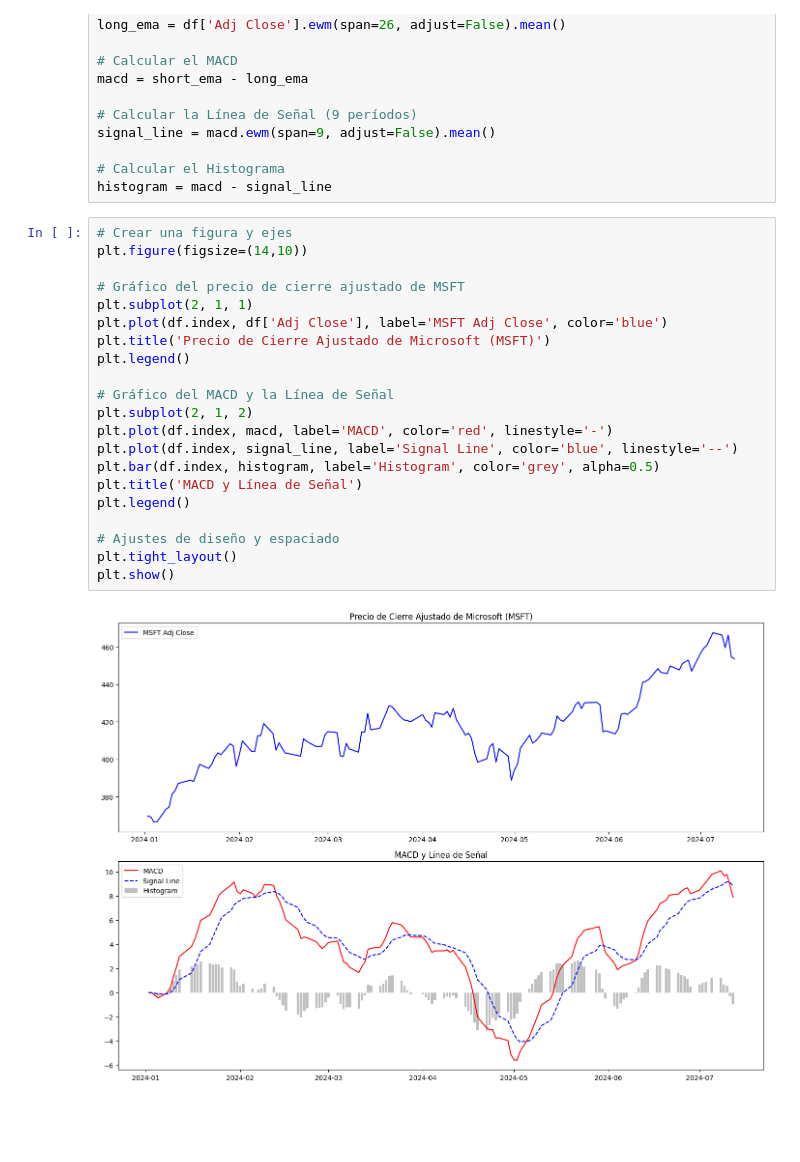
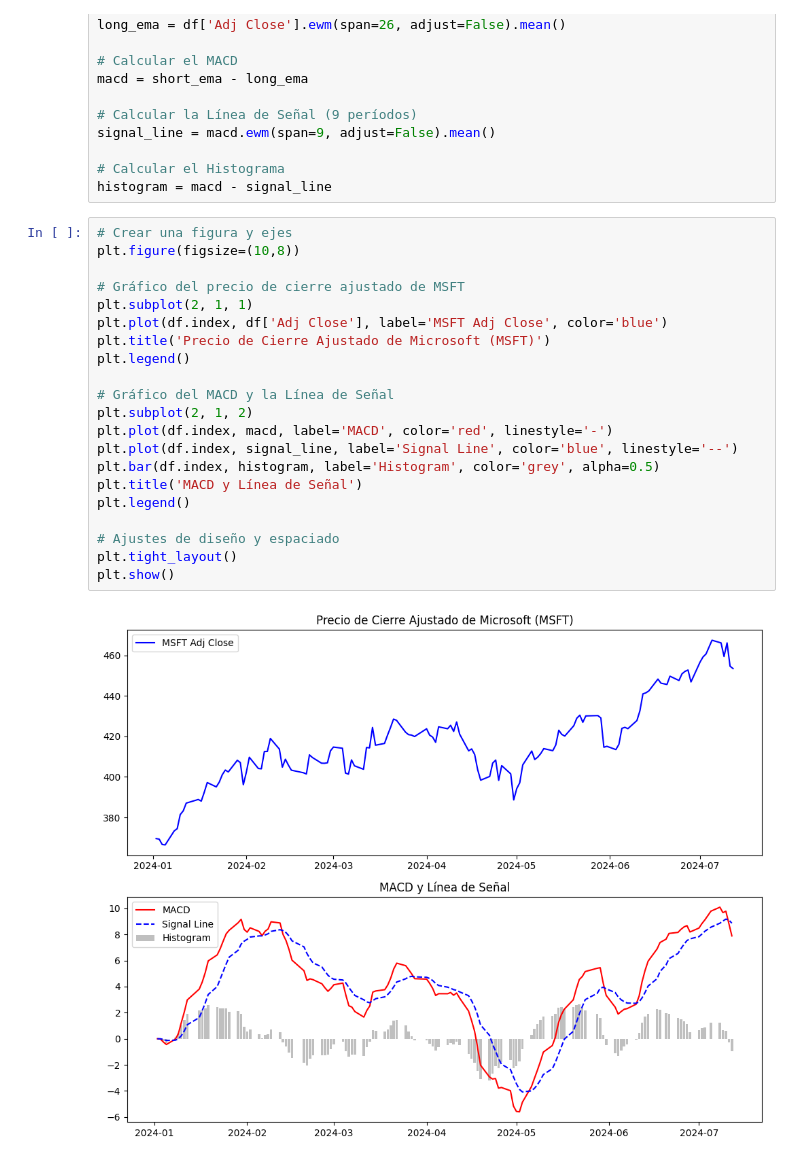
Before and after one commit to Lvisbal/Trading, a Jupyter notebook: MACD.ipynb, the cells around one changed output. Saved outputs shown, nothing was run; the diff lists cells and outputs as text; blank space fills up the shorter version.

```diff
--- a/MACD.ipynb
+++ b/MACD.ipynb
@@ -87,24 +87,24 @@ signal_line = macd.ewm(span=9, adjust=False).mean()
 histogram = macd - signal_line
 # %%
 # Crear una figura y ejes
-plt.figure(figsize=(14,10))
+plt.figure(figsize=(10,8))
 
 # Gráfico del precio de cierre ajustado de MSFT
 plt.subplot(2, 1, 1)
 plt.plot(df.index, df['Adj Close'], label='MSFT Adj Close', color='blue')
 plt.title('Precio de Cierre Ajustado de Microsoft (MSFT)')
 plt.legend()
 
 # Gráfico del MACD y la Línea de Señal
 plt.subplot(2, 1, 2)
 plt.plot(df.index, macd, label='MACD', color='red', linestyle='-')
 plt.plot(df.index, signal_line, label='Signal Line', color='blue', linestyle='--')
 plt.bar(df.index, histogram, label='Histogram', color='grey', alpha=0.5)
 plt.title('MACD y Línea de Señal')
 plt.legend()
 
 # Ajustes de diseño y espaciado
 plt.tight_layout()
 plt.show()
 # %% [output]
-[figure, old version]
+[figure, new version]
```
